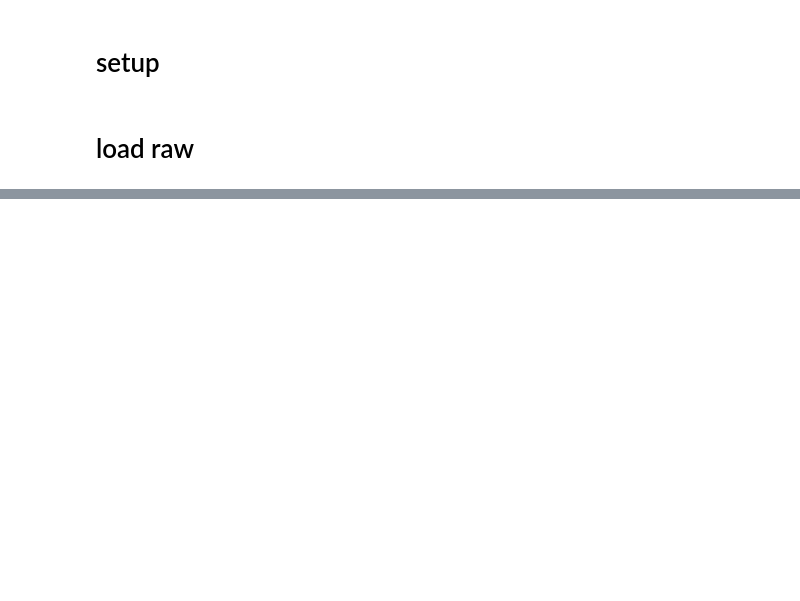
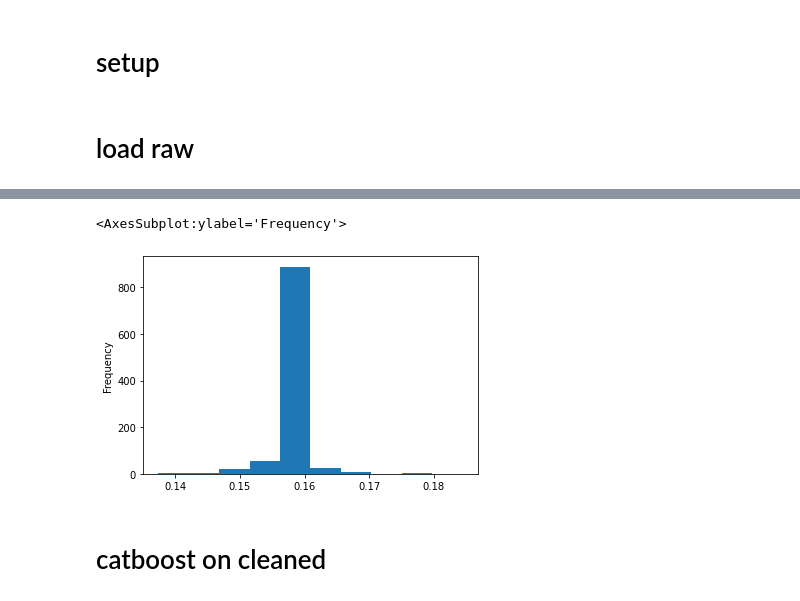
Before and after one commit to mbronis/gensim, a Jupyter notebook: gensim_poleval.ipynb, the cells around one changed output, grey strips where cells are left out. Drawn from its saved outputs; the diff is of its cells as text; code cells hidden in the pictures; blank space fills up the shorter version.

Commit message:
add catboost on cleaned data

```diff
--- a/gensim_poleval.ipynb
+++ b/gensim_poleval.ipynb
@@ -174,0 +60,8 @@ from src.preproc import RawDataCleaner, TextCleaner, SimpleTokenizer
+# %%
+train_df = data.loc[data['dataset']=='train', ['text_raw']]
+train_label = data.loc[data['dataset']=='train', 'tag']
+test_df = data.loc[data['dataset']=='test', ['text_raw']]
+test_label = data.loc[data['dataset']=='test', 'tag']
+
+train_pool = Pool(train_df, label=train_label, text_features=['text_raw'])
+test_pool = Pool(test_df, label=test_label, text_features=['text_raw'])
@@ -174,0 +72,10 @@ from src.preproc import RawDataCleaner, TextCleaner, SimpleTokenizer
+# %%
+params = {
+    'eval_metric': 'AUC',
+    'text_features': ['text_raw'],
+    'metric_period': 10,
+    'verbose': 10,
+}
+
+cb = CatBoostClassifier(**params)
+cb.fit(X=train_df, y=train_label, eval_set=(test_df, test_label))
@@ -174,0 +117,8 @@ from src.preproc import RawDataCleaner, TextCleaner, SimpleTokenizer
+# %%
+preds_test = pd.Series(cb.predict_proba(test_df)[:, 1])
+preds_test.plot.hist()
+# %% [output]
+<AxesSubplot:ylabel='Frequency'>
+[figure, added]
+# %% [markdown]
+# catboost on cleaned
```
Also changed, not shown: parts of 30 cells of this notebook, 1 other file.
